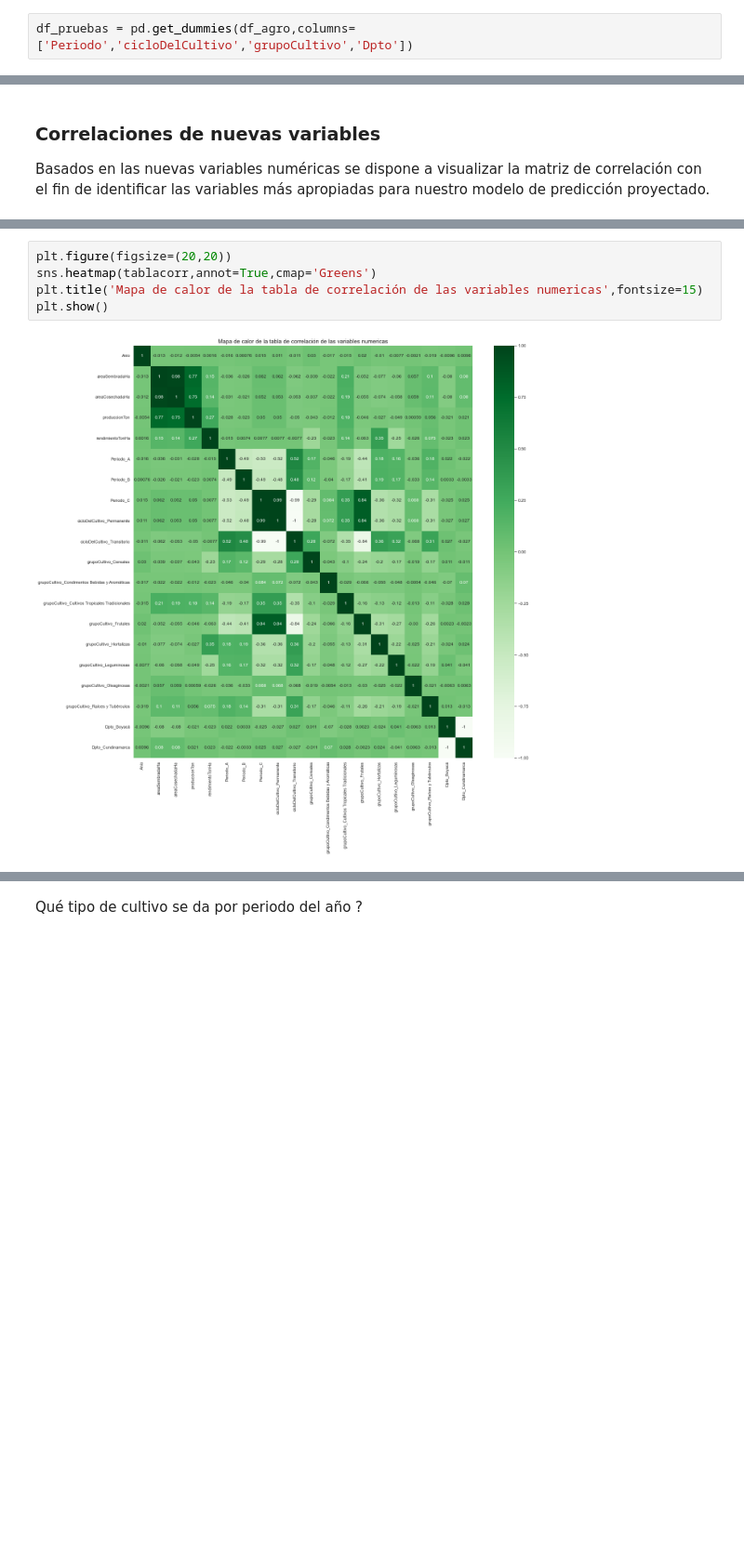
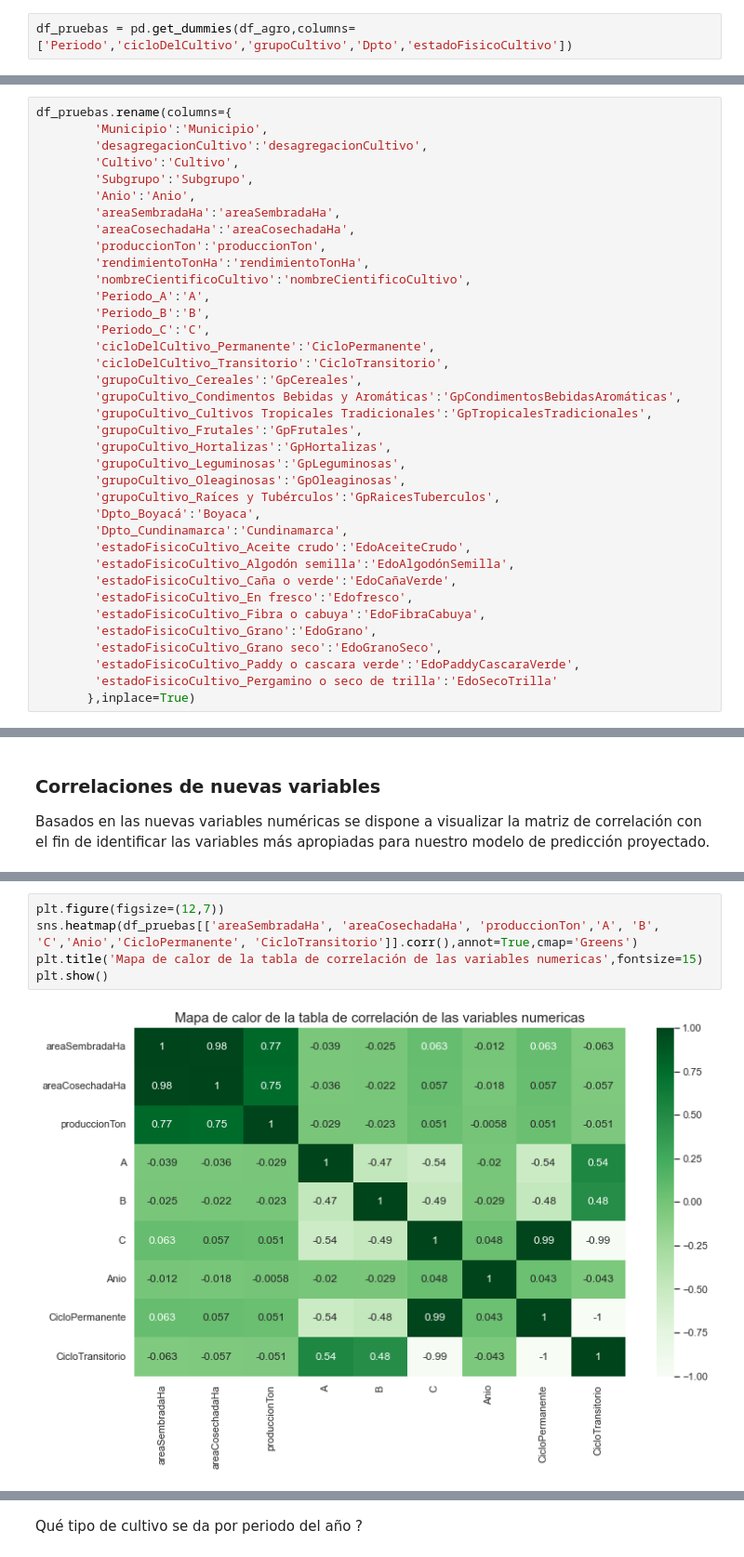
Before and after one commit to Samave02/Evaluaciones-Agropecuarias-Boyaca-Cundinamarca, a Jupyter notebook: Procesos de Analisis/Analisis_estadisticos_descriptivos.ipynb, the cells around one changed output, grey strips where cells are left out. Shown at 93% size. Cells and saved outputs as stored; diff of their text form; blank space fills up the shorter version.

Commit message:
Analisis descriptivos y visualizaciones

```diff
--- a/Procesos de Analisis/Analisis_estadisticos_descriptivos.ipynb
+++ b/Procesos de Analisis/Analisis_estadisticos_descriptivos.ipynb
@@ -34,4 +193,4 @@ En nuestro caso de estudio, al analizar las gráficas de barras, seleccionamos l
 
 Estas variables fueron `['Periodo','cicloDelCultivo','grupoCultivo','Dpto']`
 # %%
-df_pruebas = pd.get_dummies(df_agro,columns=['Periodo','cicloDelCultivo','grupoCultivo','Dpto'])
+df_pruebas = pd.get_dummies(df_agro,columns=['Periodo','cicloDelCultivo','grupoCultivo','Dpto','estadoFisicoCultivo'])
@@ -38,3 +218,40 @@ df_pruebas = pd.get_dummies(df_agro,columns=['Periodo','cicloDelCultivo','grupoC
+# %%
+df_pruebas.rename(columns={
+        'Municipio':'Municipio',
+        'desagregacionCultivo':'desagregacionCultivo',
+        'Cultivo':'Cultivo',
+        'Subgrupo':'Subgrupo',
+        'Anio':'Anio',
+        'areaSembradaHa':'areaSembradaHa',
+        'areaCosechadaHa':'areaCosechadaHa',
+        'produccionTon':'produccionTon',
+        'rendimientoTonHa':'rendimientoTonHa',
+        'nombreCientificoCultivo':'nombreCientificoCultivo',
+        'Periodo_A':'A',
+        'Periodo_B':'B',
+        'Periodo_C':'C',
+        'cicloDelCultivo_Permanente':'CicloPermanente',
+        'cicloDelCultivo_Transitorio':'CicloTransitorio',
+        'grupoCultivo_Cereales':'GpCereales',
+        'grupoCultivo_Condimentos Bebidas y Aromáticas':'GpCondimentosBebidasAromáticas',
+        'grupoCultivo_Cultivos Tropicales Tradicionales':'GpTropicalesTradicionales',
+        'grupoCultivo_Frutales':'GpFrutales',
+        'grupoCultivo_Hortalizas':'GpHortalizas',
+        'grupoCultivo_Leguminosas':'GpLeguminosas',
+        'grupoCultivo_Oleaginosas':'GpOleaginosas',
+        'grupoCultivo_Raíces y Tubérculos':'GpRaicesTuberculos',
+        'Dpto_Boyacá':'Boyaca',
+        'Dpto_Cundinamarca':'Cundinamarca',
+        'estadoFisicoCultivo_Aceite crudo':'EdoAceiteCrudo',
+        'estadoFisicoCultivo_Algodón semilla':'EdoAlgodónSemilla',
+        'estadoFisicoCultivo_Caña o verde':'EdoCañaVerde',
+        'estadoFisicoCultivo_En fresco':'Edofresco',
+        'estadoFisicoCultivo_Fibra o cabuya':'EdoFibraCabuya',
+        'estadoFisicoCultivo_Grano':'EdoGrano',
+        'estadoFisicoCultivo_Grano seco':'EdoGranoSeco',
+        'estadoFisicoCultivo_Paddy o cascara verde':'EdoPaddyCascaraVerde',
+        'estadoFisicoCultivo_Pergamino o seco de trilla':'EdoSecoTrilla'
+       },inplace=True)
 # %% [markdown]
 Ejemplo de la modificación para la creación de la matriz de ceros y unos para el campo 'Periodo' usando la función  `pandas.get_dummies()`
 # %%
@@ -82,7 +309,7 @@ tablacorr = df_pruebas.corr()
 # %%
-plt.figure(figsize=(20,20))
-sns.heatmap(tablacorr,annot=True,cmap='Greens')
+plt.figure(figsize=(12,7))
+sns.heatmap(df_pruebas[['areaSembradaHa', 'areaCosechadaHa', 'produccionTon','A', 'B', 'C','Anio','CicloPermanente', 'CicloTransitorio']].corr(),annot=True,cmap='Greens')
 plt.title('Mapa de calor de la tabla de correlación de las variables numericas',fontsize=15)
 plt.show()
 # %% [output]
-[figure, old version]
+[figure, new version]
```
Also changed, not shown: parts of 53 cells of this notebook.
